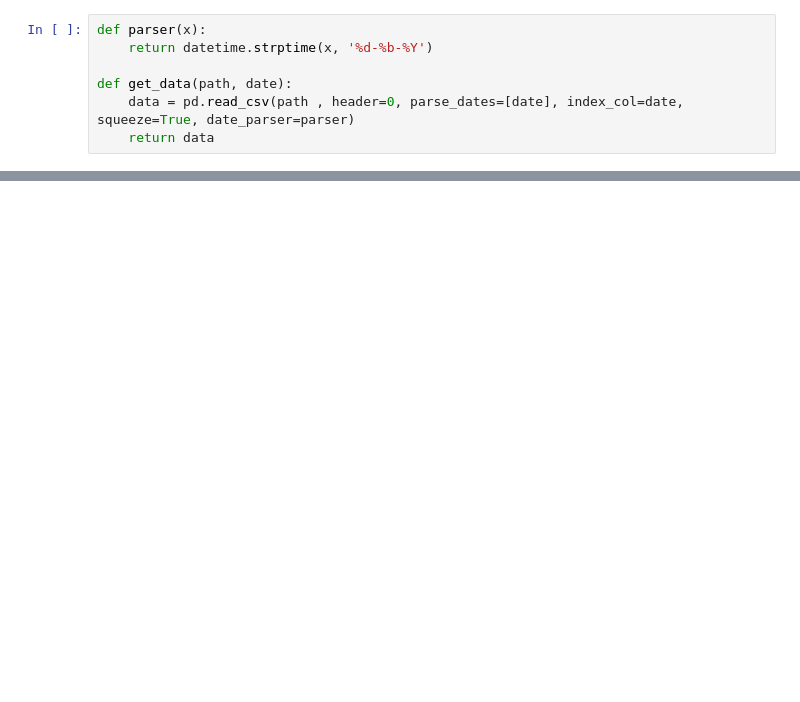
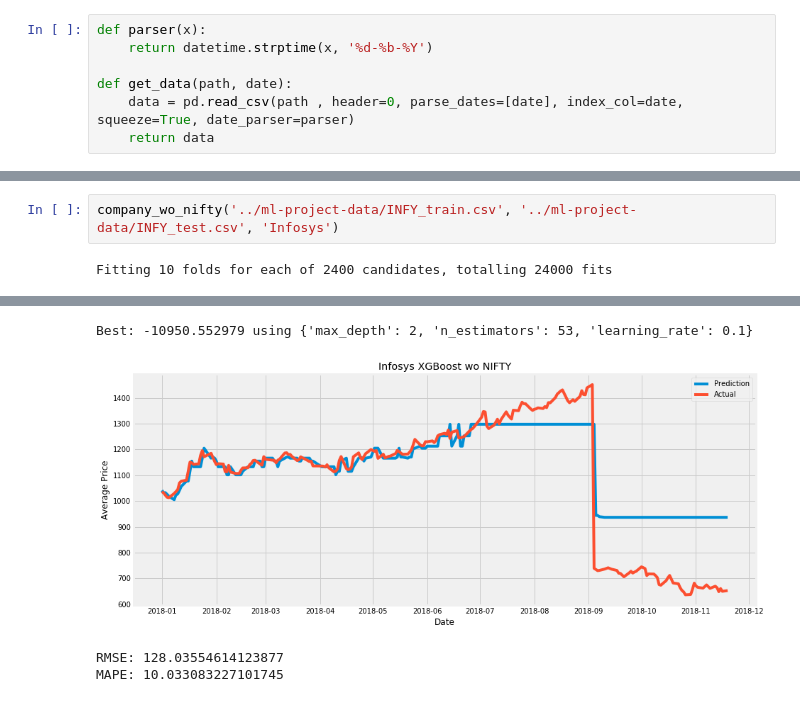
Before and after one commit to ReetBarik/Machine-Learning-Project, a Jupyter notebook: ipython notebooks/multivariate-xgboost.ipynb, the cells around one changed output, grey strips where cells are left out. Drawn from its saved outputs; the diff is of its cells as text; blank space fills up the shorter version.

```diff
--- a/ipython notebooks/multivariate-xgboost.ipynb
+++ b/ipython notebooks/multivariate-xgboost.ipynb
@@ -253,0 +179,4 @@ MAPE: 0.9400049828651625
+# %%
+company_wo_nifty('../ml-project-data/INFY_train.csv', '../ml-project-data/INFY_test.csv', 'Infosys')
+# %% [output]
+Fitting 10 folds for each of 2400 candidates, totalling 24000 fits
@@ -253,0 +196,4 @@ MAPE: 0.9400049828651625
+Best: -10950.552979 using {'max_depth': 2, 'n_estimators': 53, 'learning_rate': 0.1}
+[figure, added]
+RMSE: 128.03554614123877
+MAPE: 10.033083227101745
```
Also changed, not shown: parts of 32 cells of this notebook, 2 other files.
